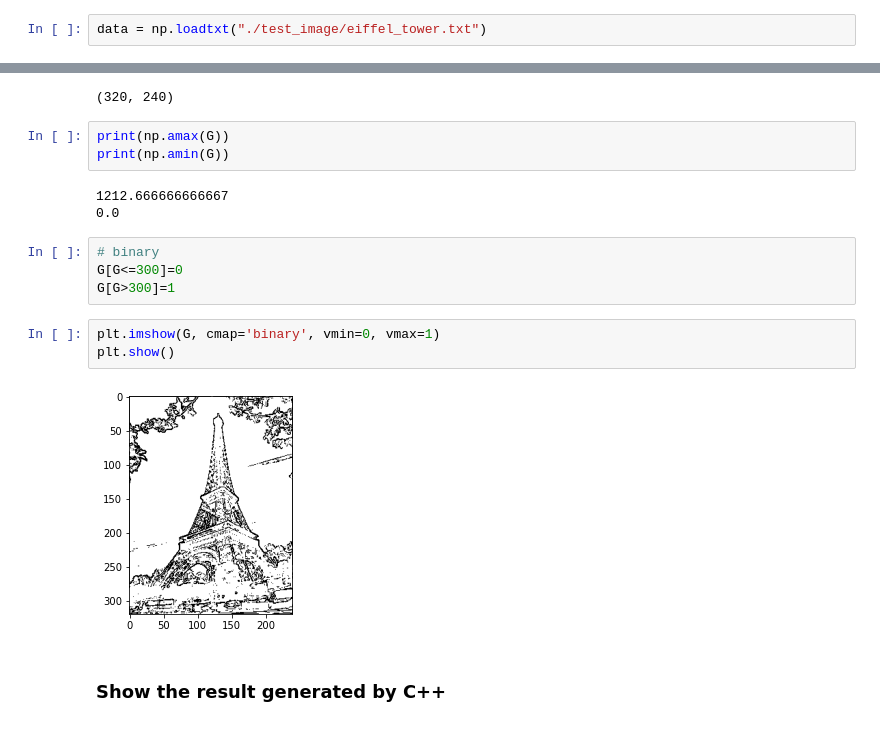
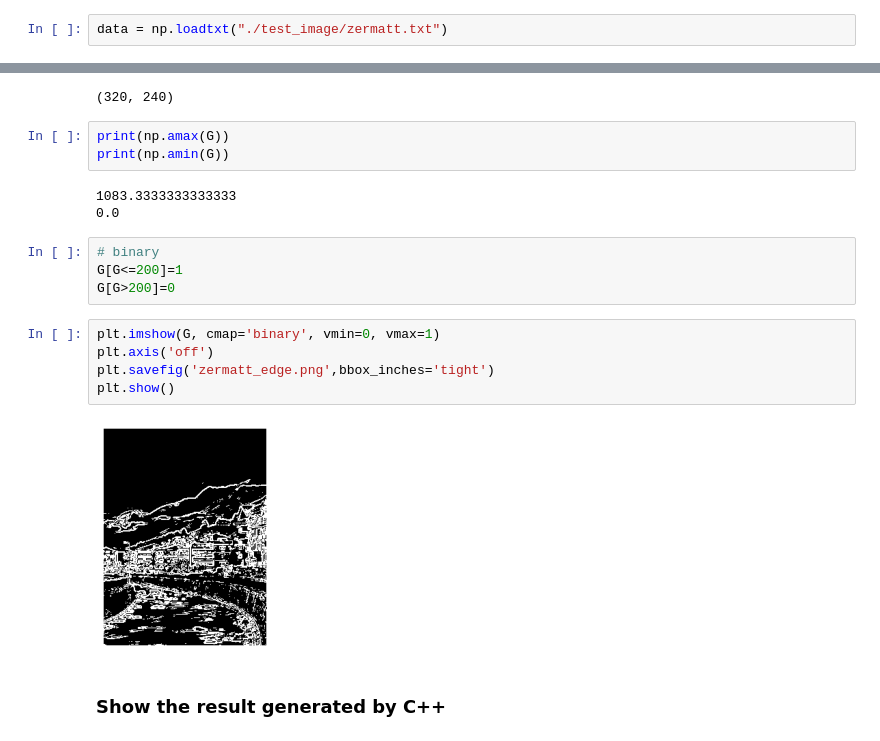
Before and after one commit to XufengGAO/Real_Time_Embedded_System, a Jupyter notebook: mini_project/edge_detection/sobel_op.ipynb, the cells around one changed output, grey strips where cells are left out. Saved outputs shown, nothing was run; the diff lists cells and outputs as text.

Commit message:
re-organize image files

```diff
--- a/mini_project/edge_detection/sobel_op.ipynb
+++ b/mini_project/edge_detection/sobel_op.ipynb
@@ -7,7 +7,7 @@ from PIL import Image
 # %% [markdown]
 ### load .txt file, and apply sobel operator
 # %%
-data = np.loadtxt("./test_image/eiffel_tower.txt")
+data = np.loadtxt("./test_image/zermatt.txt")
 # %%
 data.shape
 # %% [output]
@@ -43,17 +43,19 @@ G.shape
 print(np.amax(G))
 print(np.amin(G))
 # %% [output]
-1212.666666666667
+1083.3333333333333
 0.0
 # %%
 # binary
-G[G<=300]=0
-G[G>300]=1
+G[G<=200]=1
+G[G>200]=0
 # %%
 plt.imshow(G, cmap='binary', vmin=0, vmax=1)
+plt.axis('off')
+plt.savefig('zermatt_edge.png',bbox_inches='tight')
 plt.show()
 # %% [output]
-[figure, old version]
+[figure, new version]
 # %% [markdown]
 ### Show the result generated by C++
 # %%
```
Also changed, not shown: parts of 1 cell of this notebook, 14 other files.
